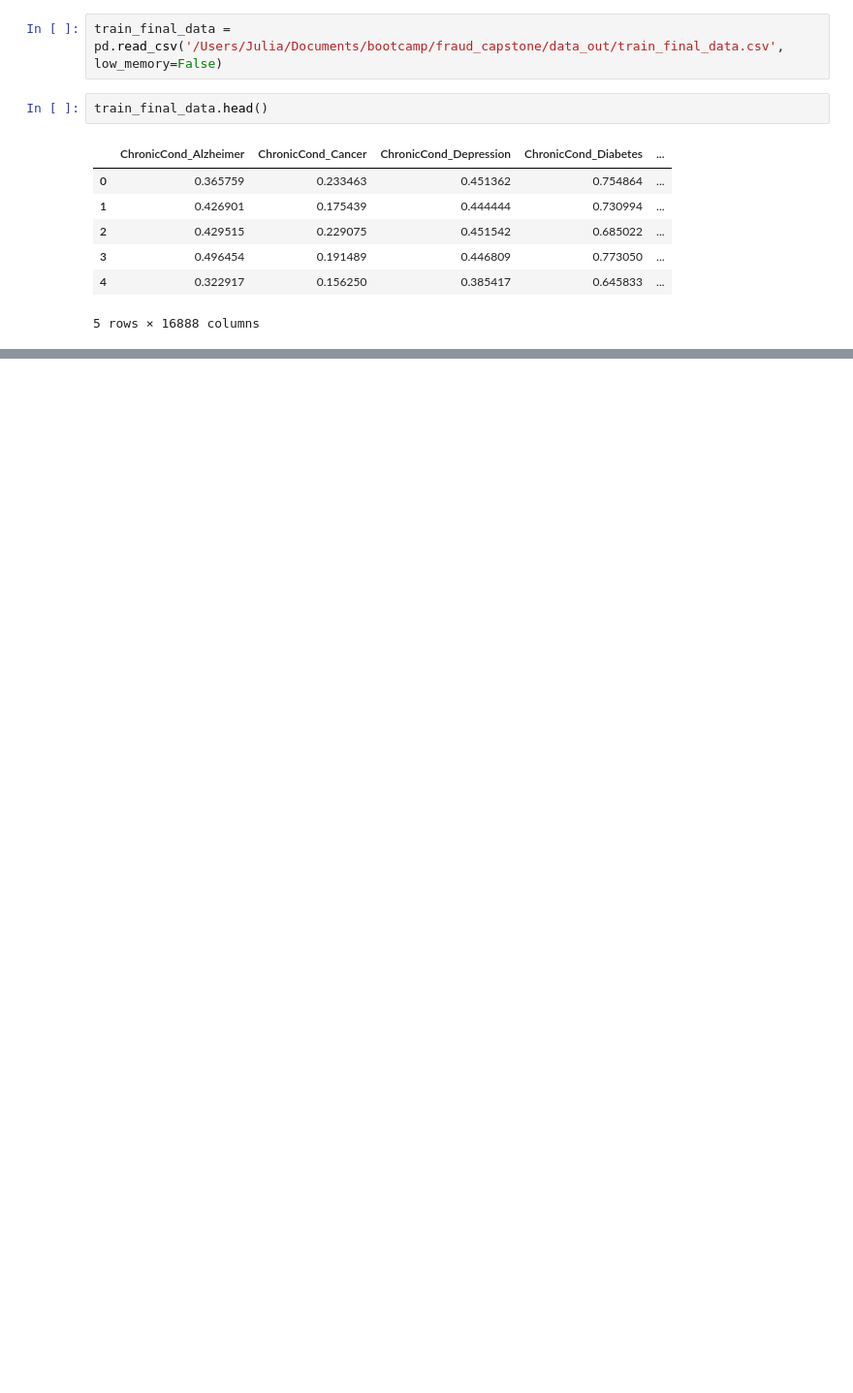
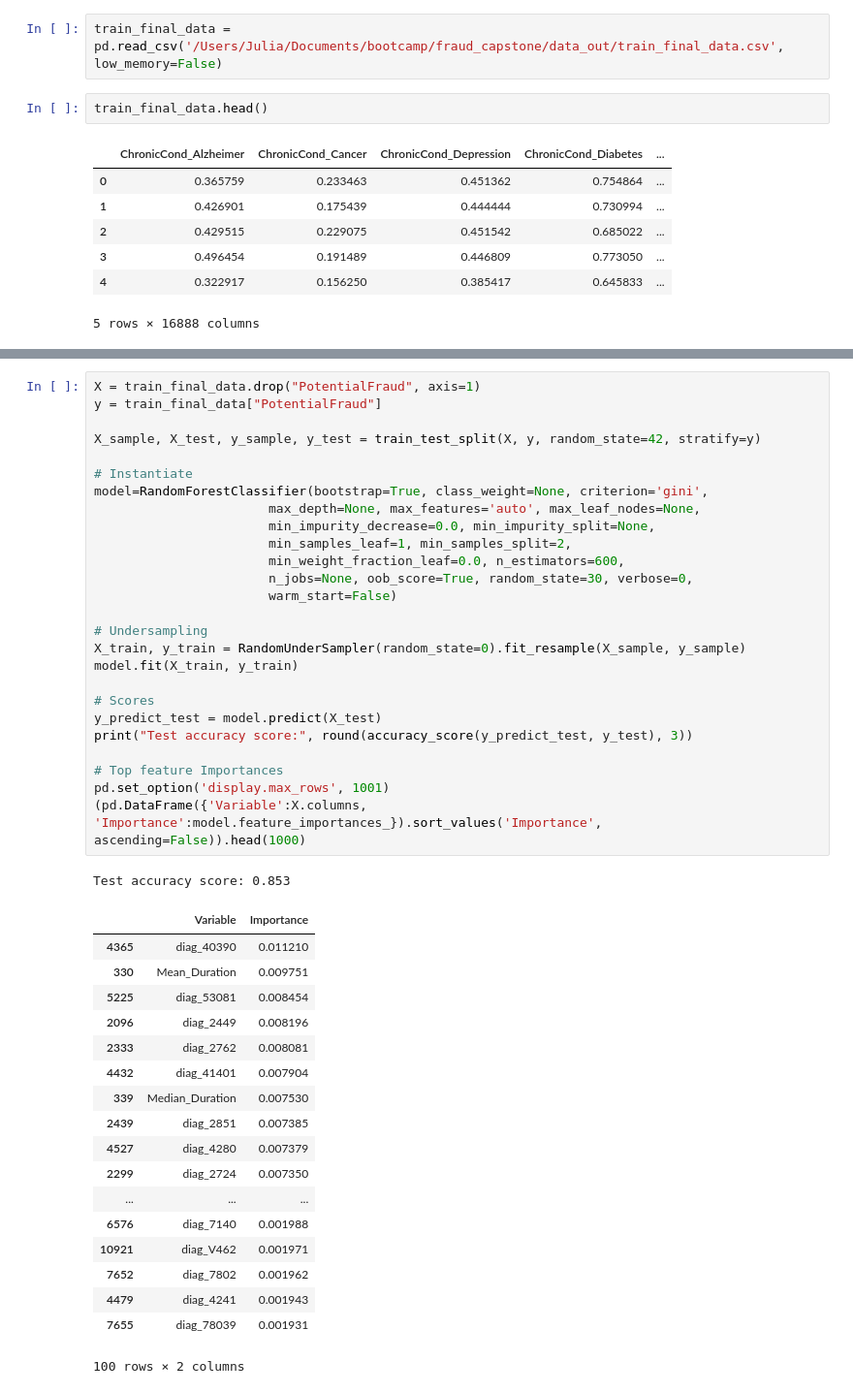
Before and after one commit to jasheriff/healthcare_fraud, a Jupyter notebook: fraud_modeling_3.ipynb, the cells around one changed output, grey strips where cells are left out. Shown: that part at 97% size. Drawn from its saved outputs; the diff is of its cells as text; blank space fills up the shorter version.

```diff
--- a/fraud_modeling_3.ipynb
+++ b/fraud_modeling_3.ipynb
@@ -306,0 +375,46 @@ Automatically created module for IPython interactive environment
+# %%
+X = train_final_data.drop("PotentialFraud", axis=1)
+y = train_final_data["PotentialFraud"]
+
+X_sample, X_test, y_sample, y_test = train_test_split(X, y, random_state=42, stratify=y)
+
+# Instantiate
+model=RandomForestClassifier(bootstrap=True, class_weight=None, criterion='gini',
+                       max_depth=None, max_features='auto', max_leaf_nodes=None,
+                       min_impurity_decrease=0.0, min_impurity_split=None,
+                       min_samples_leaf=1, min_samples_split=2,
+                       min_weight_fraction_leaf=0.0, n_estimators=600,
+                       n_jobs=None, oob_score=True, random_state=30, verbose=0,
+                       warm_start=False)
+
+# Undersampling
+X_train, y_train = RandomUnderSampler(random_state=0).fit_resample(X_sample, y_sample)
+model.fit(X_train, y_train)
+
+# Scores
+y_predict_test = model.predict(X_test)
+print("Test accuracy score:", round(accuracy_score(y_predict_test, y_test), 3))
+
+# Top feature Importances
+pd.set_option('display.max_rows', 1001)
+(pd.DataFrame({'Variable':X.columns, 'Importance':model.feature_importances_}).sort_values('Importance', ascending=False)).head(1000)
+# %% [output]
+Test accuracy score: 0.853
+|  | Variable | Importance |
+| 4365 | diag_40390 | 0.011210 |
+| 330 | Mean_Duration | 0.009751 |
+| 5225 | diag_53081 | 0.008454 |
+| 2096 | diag_2449 | 0.008196 |
+| 2333 | diag_2762 | 0.008081 |
+| 4432 | diag_41401 | 0.007904 |
+| 339 | Median_Duration | 0.007530 |
+| 2439 | diag_2851 | 0.007385 |
+| 4527 | diag_4280 | 0.007379 |
+| 2299 | diag_2724 | 0.007350 |
+| ... | ... | ... |
+| 6576 | diag_7140 | 0.001988 |
+| 10921 | diag_V462 | 0.001971 |
+| 7652 | diag_7802 | 0.001962 |
+| 4479 | diag_4241 | 0.001943 |
+| 7655 | diag_78039 | 0.001931 |
+100 rows × 2 columns
```
Also changed, not shown: parts of 14 cells of this notebook.
